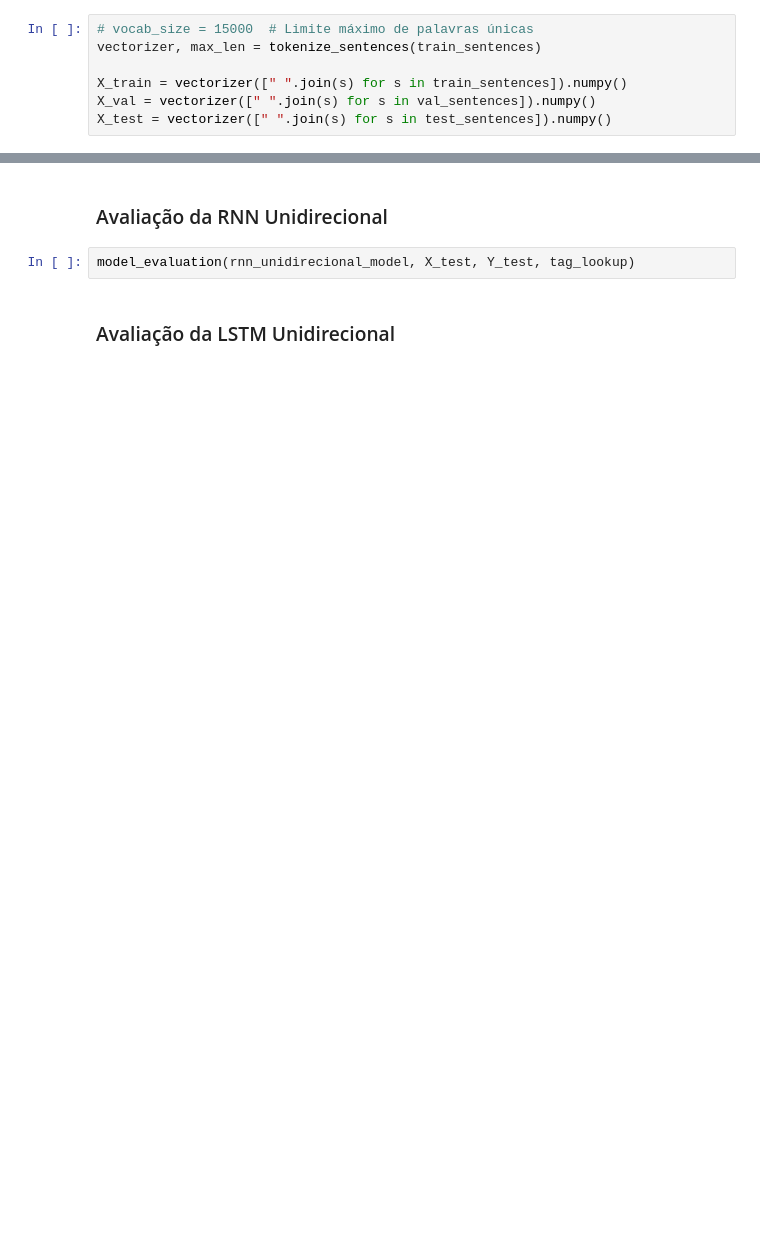
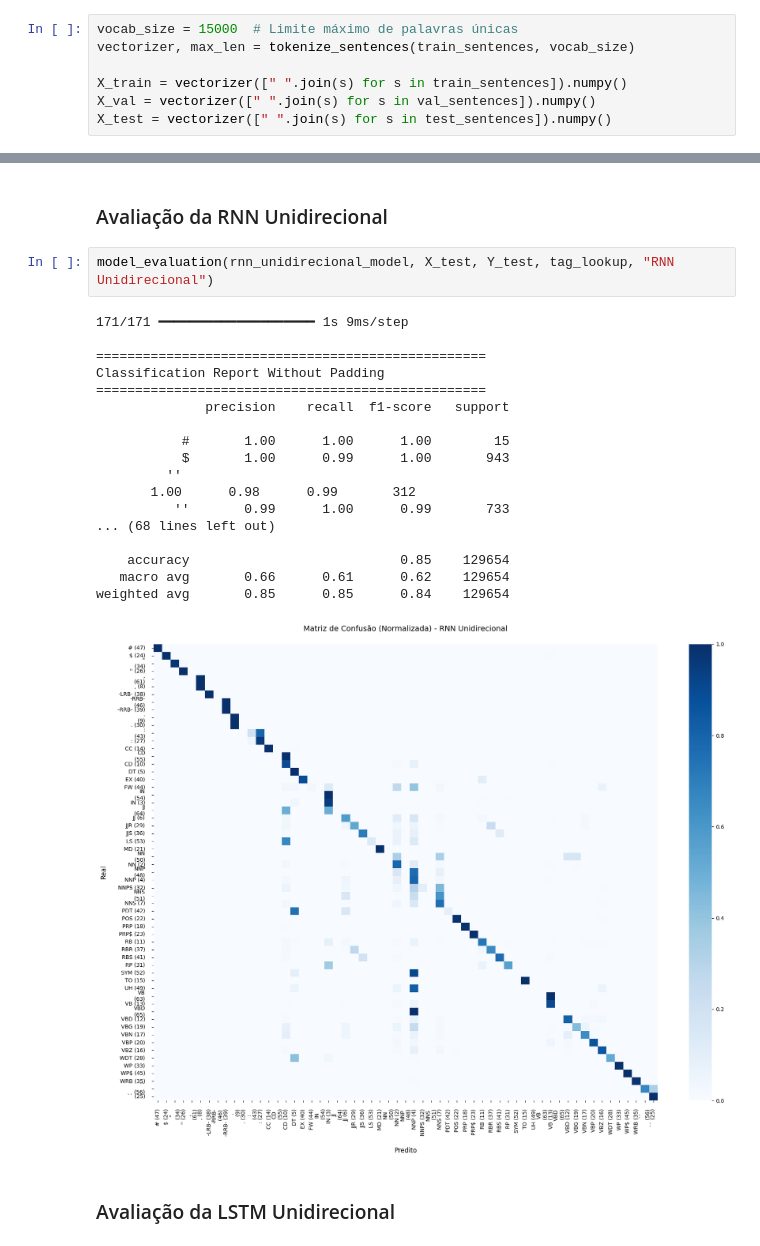
Before and after one commit to lucasaamorim/NLP, a Jupyter notebook: src/models/rnn.ipynb, the cells around one changed output, grey strips where cells are left out. Cells and saved outputs as stored; diff of their text form; blank space fills up the shorter version.

```diff
--- a/src/models/rnn.ipynb
+++ b/src/models/rnn.ipynb
@@ -48,8 +65,8 @@ print(f"Sentenças de Treino: {len(train_sentences)} | Validação: {len(val_sen
 # %% [markdown]
 ###Processando o Vocabulário de Palavras
 # %%
-# vocab_size = 15000  # Limite máximo de palavras únicas
-vectorizer, max_len = tokenize_sentences(train_sentences)
+vocab_size = 15000  # Limite máximo de palavras únicas
+vectorizer, max_len = tokenize_sentences(train_sentences, vocab_size)
 
 X_train = vectorizer([" ".join(s) for s in train_sentences]).numpy()
 X_val = vectorizer([" ".join(s) for s in val_sentences]).numpy()
@@ -259,7 +440,26 @@ def model_evaluation(model, X_test, Y_test, tag_lookup):
 # %% [markdown]
 ### Avaliação da RNN Unidirecional
 # %%
-model_evaluation(rnn_unidirecional_model, X_test, Y_test, tag_lookup)
+model_evaluation(rnn_unidirecional_model, X_test, Y_test, tag_lookup, "RNN Unidirecional")
+# %% [output]
+171/171 ━━━━━━━━━━━━━━━━━━━━ 1s 9ms/step
+
+==================================================
+Classification Report Without Padding
+==================================================
+              precision    recall  f1-score   support
+
+           #       1.00      1.00      1.00        15
+           $       1.00      0.99      1.00       943
+         ''
+       1.00      0.98      0.99       312
+          ''       0.99      1.00      0.99       733
+... (68 lines left out)
+
+    accuracy                           0.85    129654
+   macro avg       0.66      0.61      0.62    129654
+weighted avg       0.85      0.85      0.84    129654
+[figure, added]
 # %% [markdown]
 ### Avaliação da LSTM Unidirecional
 # %%
```
Also changed, not shown: parts of 21 cells of this notebook.
